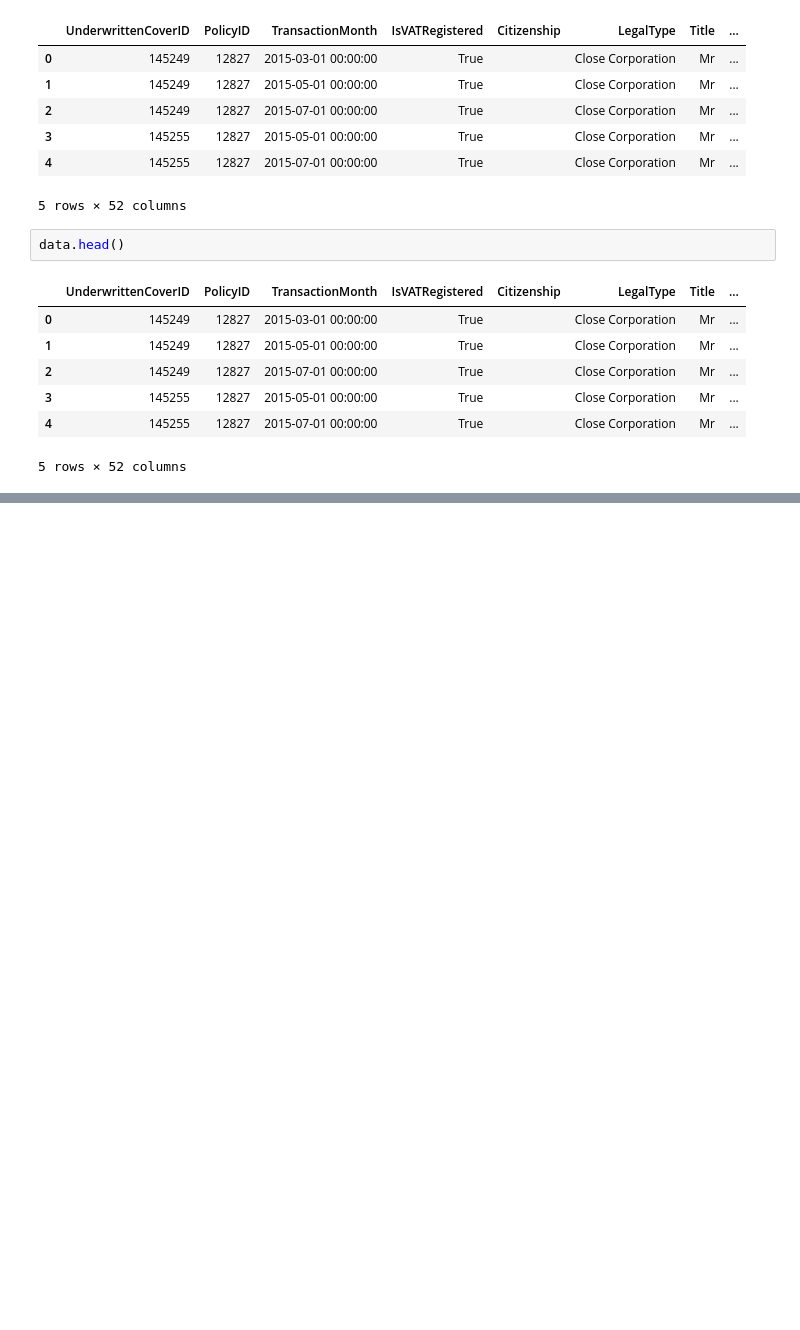
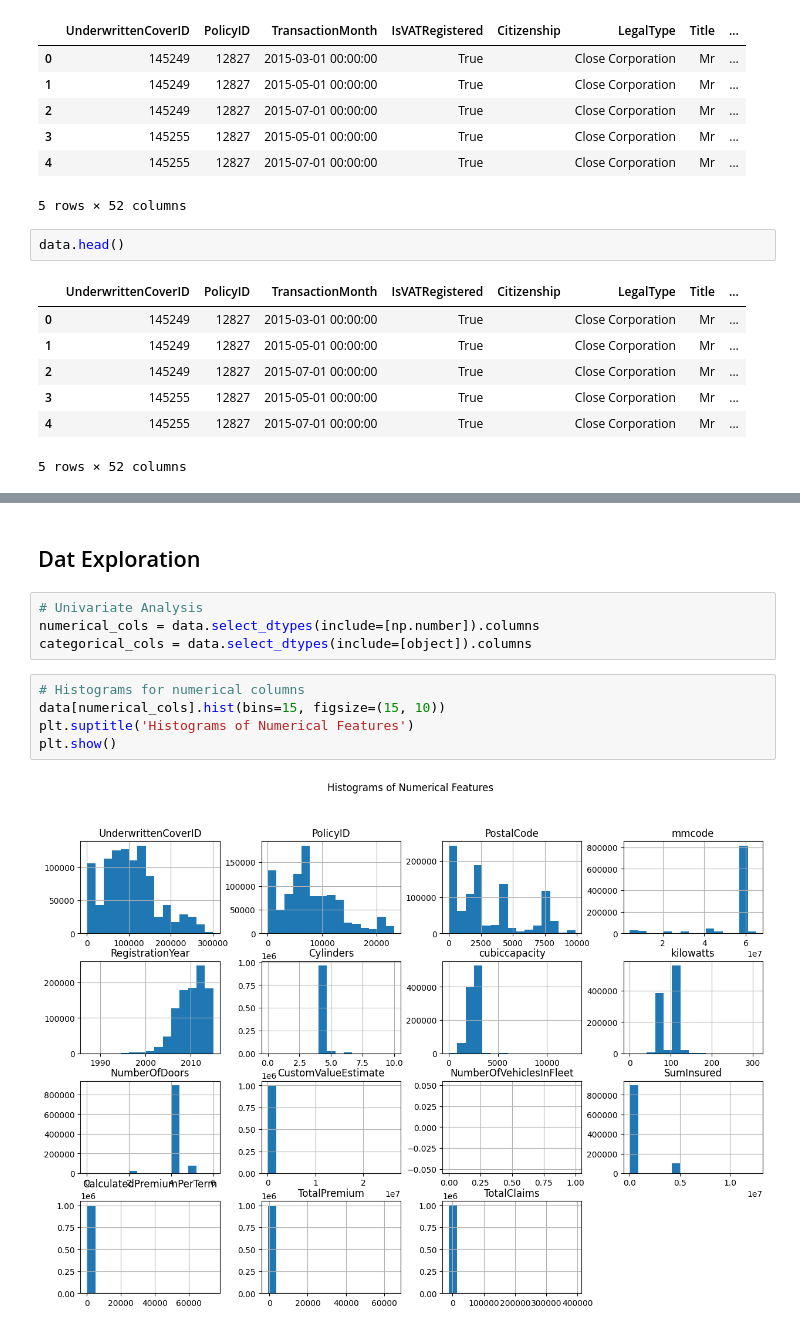
Before and after one commit to Alki45/10Acadamay-Week3, a Jupyter notebook: Week3/notebooks/Task1.ipynb, the cells around one changed output, grey strips where cells are left out. Saved outputs shown, nothing was run; the diff lists cells and outputs as text; blank space fills up the shorter version.

```diff
--- a/Week3/notebooks/Task1.ipynb
+++ b/Week3/notebooks/Task1.ipynb
@@ -158,0 +161,13 @@ data.head()
+# %% [markdown]
+## Dat Exploration
+# %%
+# Univariate Analysis
+numerical_cols = data.select_dtypes(include=[np.number]).columns
+categorical_cols = data.select_dtypes(include=[object]).columns
+# %%
+# Histograms for numerical columns
+data[numerical_cols].hist(bins=15, figsize=(15, 10))
+plt.suptitle('Histograms of Numerical Features')
+plt.show()
+# %% [output]
+[figure, added]
```
Also changed, not shown: parts of 13 cells of this notebook, 1 other file.
